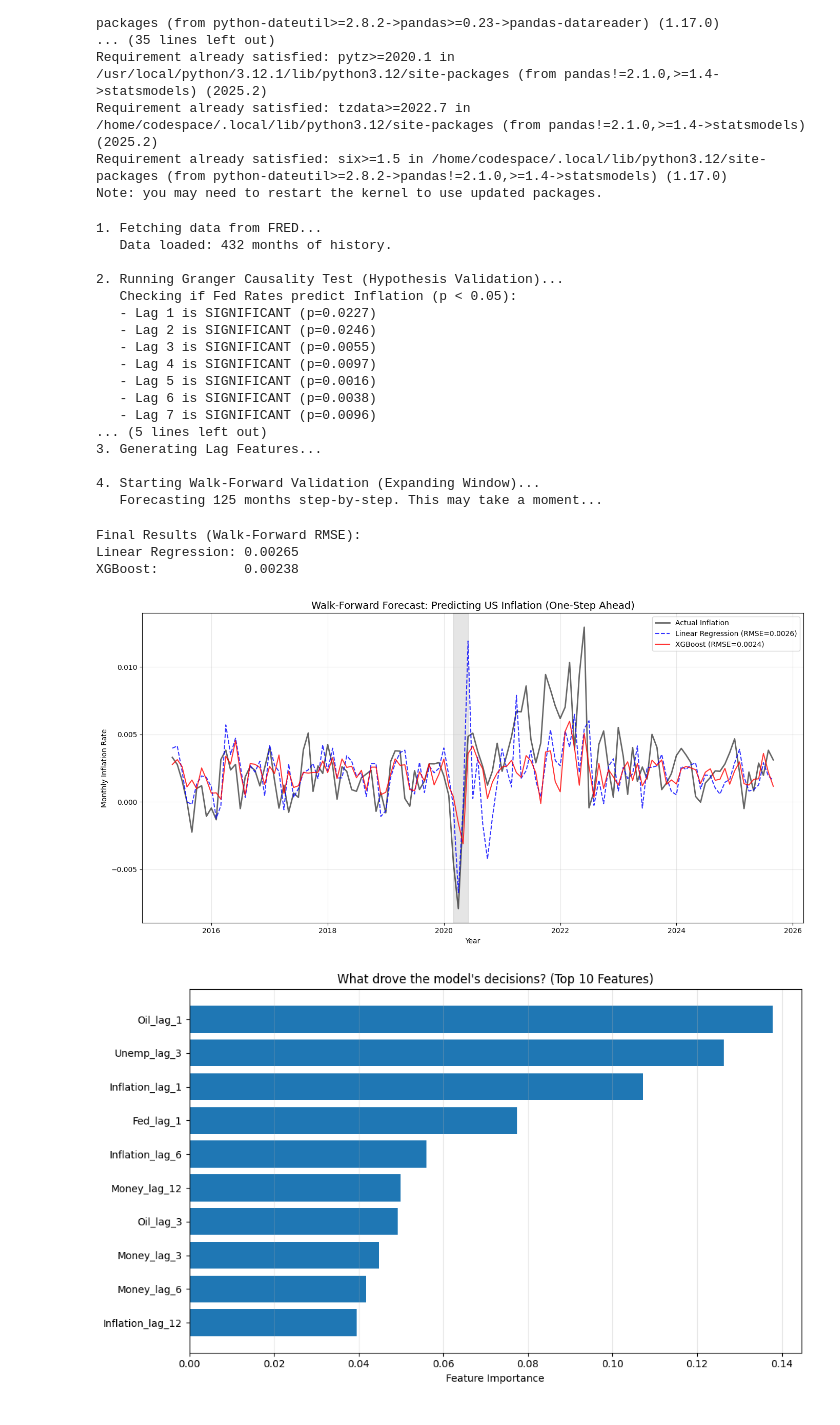
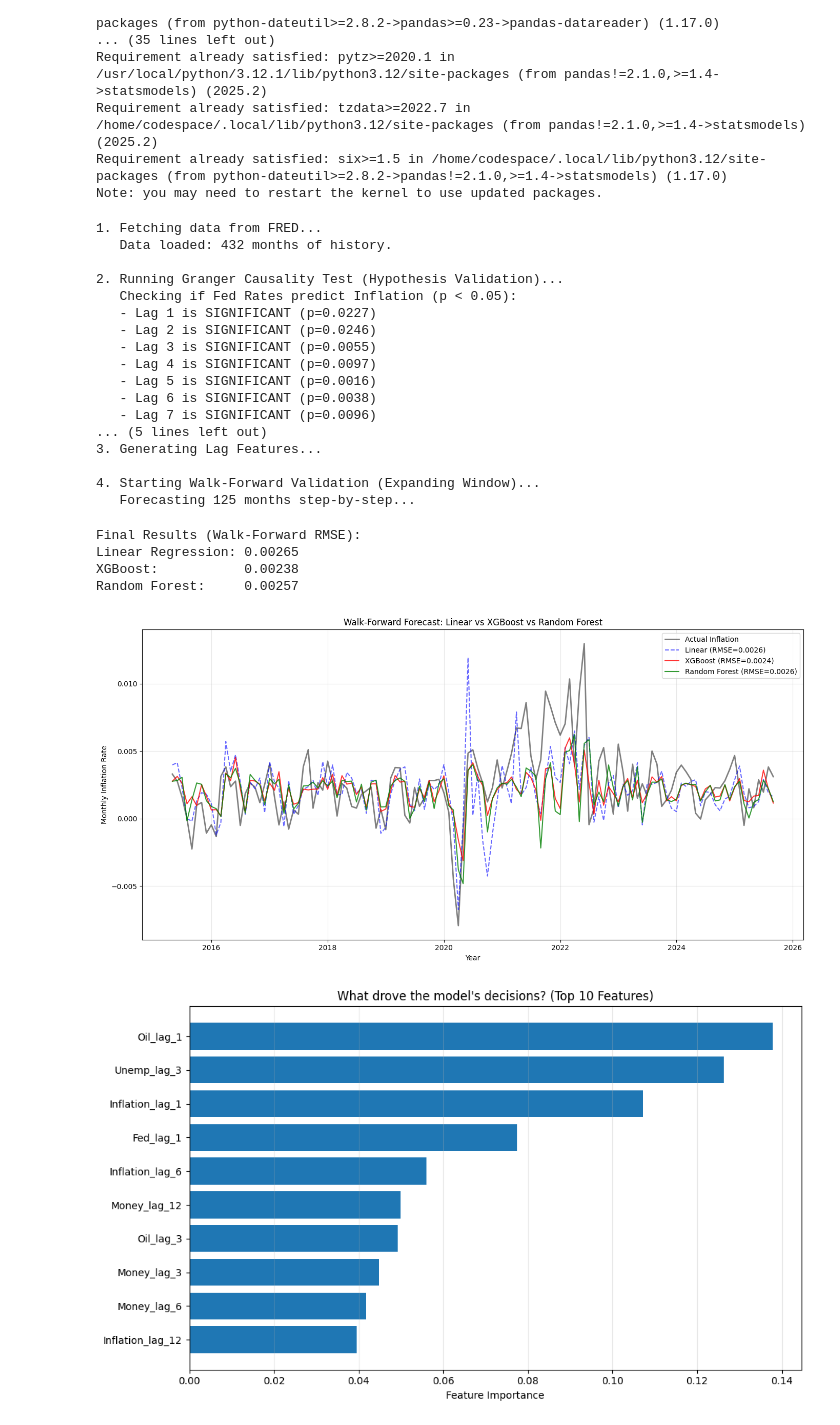
Before and after one commit to donnabrown77/CPIPredictor, a Jupyter notebook: notebook.ipynb, the cells around one changed output. Saved outputs shown, nothing was run; the diff lists cells and outputs as text; code cells hidden in the pictures.

Commit message:
added RandomForest model.

```diff
--- a/notebook.ipynb
+++ b/notebook.ipynb
@@ -30,6 +30,7 @@ import numpy as np
 import matplotlib.pyplot as plt
 from datetime import datetime
 from sklearn.linear_model import LinearRegression
+from sklearn.ensemble import RandomForestRegressor
 from sklearn.metrics import mean_squared_error
 from xgboost import XGBRegressor
 from statsmodels.tsa.stattools import grangercausalitytests
@@ -127,94 +128,86 @@ df_ready = df.dropna()
 features = [col for col in df_ready.columns if 'lag' in col]
 target = 'Inflation_MoM'
 
+
 # ==========================================
-# 4. WALK-FORWARD VALIDATION
+# 4. WALK-FORWARD VALIDATION (With 3 Models)
 # ==========================================
 print("\n4. Starting Walk-Forward Validation (Expanding Window)...")
-
-
-# We will start training on the first 70% of data.
-# Then we will predict the remaining 30% ONE MONTH AT A TIME,
-# re-training the model after every single prediction.
 
 initial_train_size = int(len(df_ready) * 0.7)
 test_size = len(df_ready) - initial_train_size
 
+# Lists to store predictions
 predictions_lr = []
 predictions_xgb = []
+predictions_rf = []  # <--- NEW
 actuals = []
 
-# Create the test index (the dates we want to predict)
 test_indices = df_ready.index[initial_train_size:]
 
-print(f"   Forecasting {test_size} months step-by-step. This may take a moment...")
+print(f"   Forecasting {test_size} months step-by-step...")
 
-# The LOOP
 for i in tqdm(range(test_size)):
-    # 1. Define the Expanding Window
-    # The training set grows by 1 row in every iteration
+    # 1. Define Expanding Window
     current_train_idx = initial_train_size + i
 
-    # Train set: Everything up to point t
     X_train = df_ready[features].iloc[:current_train_idx]
     y_train = df_ready[target].iloc[:current_train_idx]
 
-    # Test set: The single next point (t+1)
     X_test_point = df_ready[features].iloc[[current_train_idx]]
     y_test_point = df_ready[target].iloc[current_train_idx]
 
     # 2. Train Linear Regression
     lr = LinearRegression()
     lr.fit(X_train, y_train)
-    pred_lr = lr.predict(X_test_point)[0]
-    predictions_lr.append(pred_lr)
+    predictions_lr.append(lr.predict(X_test_point)[0])
 
     # 3. Train XGBoost
-    # Using small trees to prevent overfitting on small data
     xgb = XGBRegressor(n_estimators=50, learning_rate=0.05, max_depth=3, random_state=42)
     xgb.fit(X_train, y_train)
-    pred_xgb = xgb.predict(X_test_point)[0]
-    predictions_xgb.append(pred_xgb)
+    predictions_xgb.append(xgb.predict(X_test_point)[0])
 
-    # Store actual for comparison
+    # 4. Train Random Forest (NEW)
+    # n_estimators=100 means we average 100 different trees
+    rf = RandomForestRegressor(n_estimators=100, max_depth=5, random_state=42)
+    rf.fit(X_train, y_train)
+    predictions_rf.append(rf.predict(X_test_point)[0])
+
     actuals.append(y_test_point)
 
 # ==========================================
 # 5. EVALUATION & VISUALIZATION
 # ==========================================
 
-# Calculate RMSE
 rmse_lr = np.sqrt(mean_squared_error(actuals, predictions_lr))
 rmse_xgb = np.sqrt(mean_squared_error(actuals, predictions_xgb))
+rmse_rf = np.sqrt(mean_squared_error(actuals, predictions_rf)) # <--- NEW
 
 print(f"\nFinal Results (Walk-Forward RMSE):")
 print(f"Linear Regression: {rmse_lr:.5f}")
 print(f"XGBoost:           {rmse_xgb:.5f}")
+print(f"Random Forest:     {rmse_rf:.5f}")
 
-# Plotting
 plt.figure(figsize=(14, 7))
 
 # Plot Actuals
-plt.plot(test_indices, actuals, label='Actual Inflation', color='black', alpha=0.6, linewidth=2)
+plt.plot(test_indices, actuals, label='Actual Inflation', color='black', alpha=0.5, linewidth=2)
 
-# Plot Predictions
-plt.plot(test_indices, predictions_lr, label=f'Linear Regression (RMSE={rmse_lr:.4f})',
-         linestyle='--', color='blue', alpha=0.8)
-plt.plot(test_indices, predictions_xgb, label=f'XGBoost (RMSE={rmse_xgb:.4f})',
-         linestyle='-', color='red', alpha=0.8)
+# Plot Models
+plt.plot(test_indices, predictions_lr, label=f'Linear (RMSE={rmse_lr:.4f})', linestyle='--', color='blue', alpha=0.6)
+plt.plot(test_indices, predictions_xgb, label=f'XGBoost (RMSE={rmse_xgb:.4f})', linestyle='-', color='red', alpha=0.8)
+# Plot Random Forest
+plt.plot(test_indices, predictions_rf, label=f'Random Forest (RMSE={rmse_rf:.4f})', linestyle='-', color='green', alpha=0.8)
 
-plt.title('Walk-Forward Forecast: Predicting US Inflation (One-Step Ahead)', fontsize=14)
+plt.title('Walk-Forward Forecast: Linear vs XGBoost vs Random Forest')
 plt.xlabel('Year')
 plt.ylabel('Monthly Inflation Rate')
 plt.legend()
 plt.grid(True, alpha=0.3)
-
-# Highlight the "Covid Shock" if it's in the test set
-# This shows you analyze outliers
-plt.axvspan(datetime(2020, 3, 1), datetime(2020, 6, 1), color='gray', alpha=0.2, label='Covid Volatility')
-
 plt.tight_layout()
 plt.show()
+
+
 
 # ==========================================
 # 6. FEATURE IMPORTANCE (From the final model)
@@ -223,33 +216,34 @@ plt.figure(figsize=(10, 6))
 importances = xgb.feature_importances_
 sorted_idx = np.argsort(importances)[-10:] # Top 10
 
 plt.barh(range(len(sorted_idx)), importances[sorted_idx], align='center')
 plt.yticks(range(len(sorted_idx)), [features[i] for i in sorted_idx])
 plt.xlabel("Feature Importance")
 plt.title("What drove the model's decisions? (Top 10 Features)")
 plt.grid(axis='x', alpha=0.3)
 plt.tight_layout()
 plt.show()
 # %% [output]
 1. Fetching data from FRED...
    Data loaded: 432 months of history.
 
 2. Running Granger Causality Test (Hypothesis Validation)...
    Checking if Fed Rates predict Inflation (p < 0.05):
    - Lag 1 is SIGNIFICANT (p=0.0227)
    - Lag 2 is SIGNIFICANT (p=0.0246)
    - Lag 3 is SIGNIFICANT (p=0.0055)
    - Lag 4 is SIGNIFICANT (p=0.0097)
    - Lag 5 is SIGNIFICANT (p=0.0016)
    - Lag 6 is SIGNIFICANT (p=0.0038)
    - Lag 7 is SIGNIFICANT (p=0.0096)
 ... (5 lines left out)
 3. Generating Lag Features...
 
 4. Starting Walk-Forward Validation (Expanding Window)...
-   Forecasting 125 months step-by-step. This may take a moment...
+   Forecasting 125 months step-by-step...
 Final Results (Walk-Forward RMSE):
 Linear Regression: 0.00265
 XGBoost:           0.00238
+Random Forest:     0.00257
-[figure, old version]
+[figure, new version]
 [figure]
```
Also changed, not shown: 1 other file.
